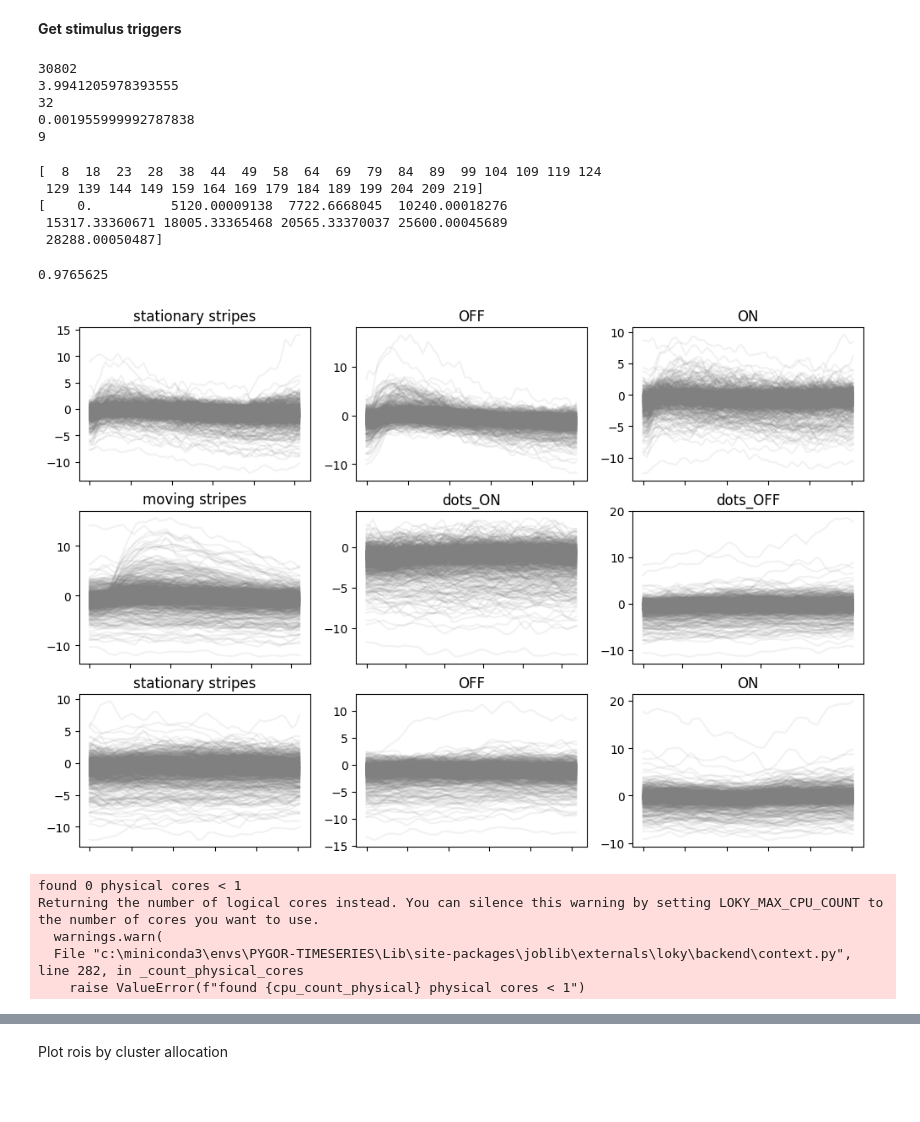
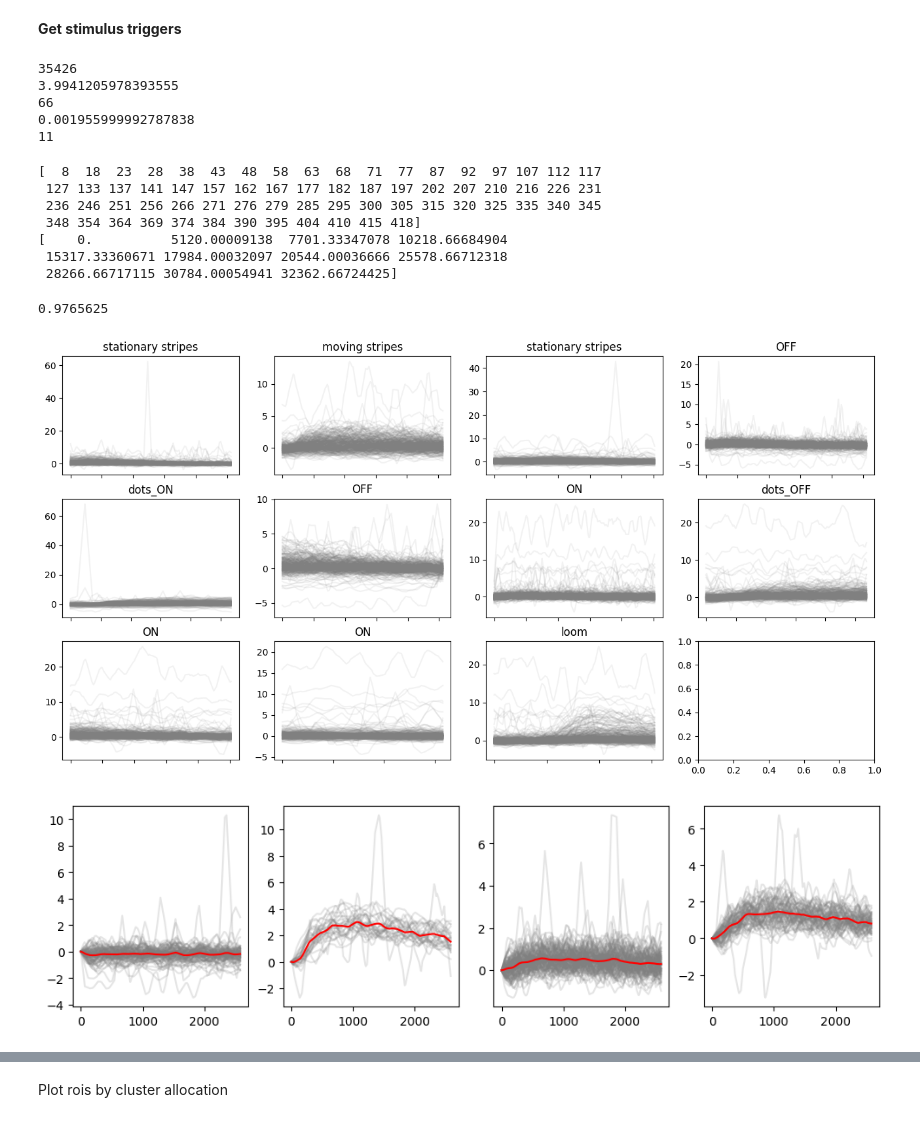
Before and after one commit to simbru/pygor, a Jupyter notebook: ROI_clustering.ipynb, the cells around one changed output, grey strips where cells are left out. Saved outputs shown, nothing was run; the diff lists cells and outputs as text; code cells hidden in the pictures; blank space fills up the shorter version.

Commit message:
more clustering involving PCA

```diff
--- a/ROI_clustering.ipynb
+++ b/ROI_clustering.ipynb
@@ -8,5 +12,5 @@ data_path = 'C:/Users/Michael Forsthofer/OneDrive - University of Sussex/BadenLa
 # %%
-filename = '2024-8-14_x240814_2_4cOT.h5'
+filename = '2024-8-27_x240827_1_1cOTs.h5'
 data_object = pygor.load.Core(data_path+filename)
 # %%
 data_object.view_stack_rois(labels=False, figsize_scale=3, func='average_stack')
@@ -59,11 +76,11 @@ print(len(data_object.triggerstimes_frame))
 print(data_object.linedur_s)
 print(data_object.trigger_mode)
 # %% [output]
-30802
+35426
 3.9941205978393555
-32
+66
 0.001955999992787838
-9
+11
 # %%
 def flexible_reshape(array, columns):
     # Calculate the number of elements to keep
@@ -82,49 +99,48 @@ print(mean_triggertimes_ms)
 
 5000/5120
 # %% [output]
-[  8  18  23  28  38  44  49  58  64  69  79  84  89  99 104 109 119 124
- 129 139 144 149 159 164 169 179 184 189 199 204 209 219]
-[    0.          5120.00009138  7722.6668045  10240.00018276
- 15317.33360671 18005.33365468 20565.33370037 25600.00045689
- 28288.00050487]
+[  8  18  23  28  38  43  48  58  63  68  71  77  87  92  97 107 112 117
+ 127 133 137 141 147 157 162 167 177 182 187 197 202 207 210 216 226 231
+ 236 246 251 256 266 271 276 279 285 295 300 305 315 320 325 335 340 345
+ 348 354 364 369 374 384 390 395 404 410 415 418]
+[    0.          5120.00009138  7701.33347078 10218.66684904
+ 15317.33360671 17984.00032097 20544.00036666 25578.66712318
+ 28266.66717115 30784.00054941 32362.66724425]
 0.9765625
 # %%
 traces = data_object.averages
 mean_triggertimes_extended = np.round(np.append(mean_triggertimes_ms, len(traces.transpose()))).astype(int)
-stimtypes = ['stationary stripes','moving stripes','stationary stripes','OFF','dots_ON','OFF','ON','dots_OFF','ON',]
+stimtypes = ['stationary stripes','moving stripes','stationary stripes','OFF','dots_ON','OFF','ON','dots_OFF','ON', 'ON', 'loom']
 stim_responses = []
 
-f, ax = plt.subplots(3, 3, figsize=(12, 8))
+f, ax = plt.subplots(3, 4, figsize=(16, 8))
 
 for idx, i in enumerate(mean_triggertimes_extended[:-1]):
     stim_responses.append(traces[:,i:mean_triggertimes_extended[idx+1]].transpose())
 
 
 for idx, i in enumerate(stim_responses):
-    ax[idx%3, idx//3].plot(i, color='gray', alpha=0.1)
-    ax[idx%3, idx//3].set_xticklabels([])
-    ax[idx%3, idx//3].set_title(stimtypes[idx])
+    ax[idx//4, idx%4].plot(i, color='gray', alpha=0.1)
+    ax[idx//4, idx%4].set_xticklabels([])
+    ax[idx//4, idx%4].set_title(stimtypes[idx])
     #ax[idx%3, idx//3].set_ylim(-5, 5)
 # %% [output]
-[figure, old version]
+[figure, new version]
 # %%
 from sklearn import cluster
 
 stim_clusters = []
 
-for idx, i in enumerate(stim_responses):
+dots_OFF = stim_responses[1]-stim_responses[1][1,:]
+dots_off = dots_OFF.transpose()
 
-    dots_OFF = stim_responses[7]-stim_responses[7][1,:]
-    dots_off = dots_OFF.transpose()
+kmeans_data = cluster.KMeans(n_clusters=4, init='k-means++', random_state=0)
+kmeans_data.fit(dots_off)
+labels = kmeans_data.labels_
 
-    kmeans_data = cluster.KMeans(n_clusters=3, init='k-means++', random_state=0)
-
-    kmeans_data.fit(dots_off)
-
-    labels = kmeans_data.labels_
+f, ax = plt.subplots(1, 4, figsize=(12, 3))
+for idx, i in enumerate(np.unique(labels)):
+    ax[idx].plot(dots_off[labels==i,:].transpose(), color='gray', alpha=0.2)
+    ax[idx].plot(np.mean(dots_off[labels==i,:].transpose(), axis=1), color='r')
 # %% [output]
-found 0 physical cores < 1
-Returning the number of logical cores instead. You can silence this warning by setting LOKY_MAX_CPU_COUNT to the number of cores you want to use.
-  warnings.warn(
-  File "c:\miniconda3\envs\PYGOR-TIMESERIES\Lib\site-packages\joblib\externals\loky\backend\context.py", line 282, in _count_physical_cores
-    raise ValueError(f"found {cpu_count_physical} physical cores < 1")
+[figure, added]
```
Also changed, not shown: parts of 13 cells of this notebook, 1 other file.
